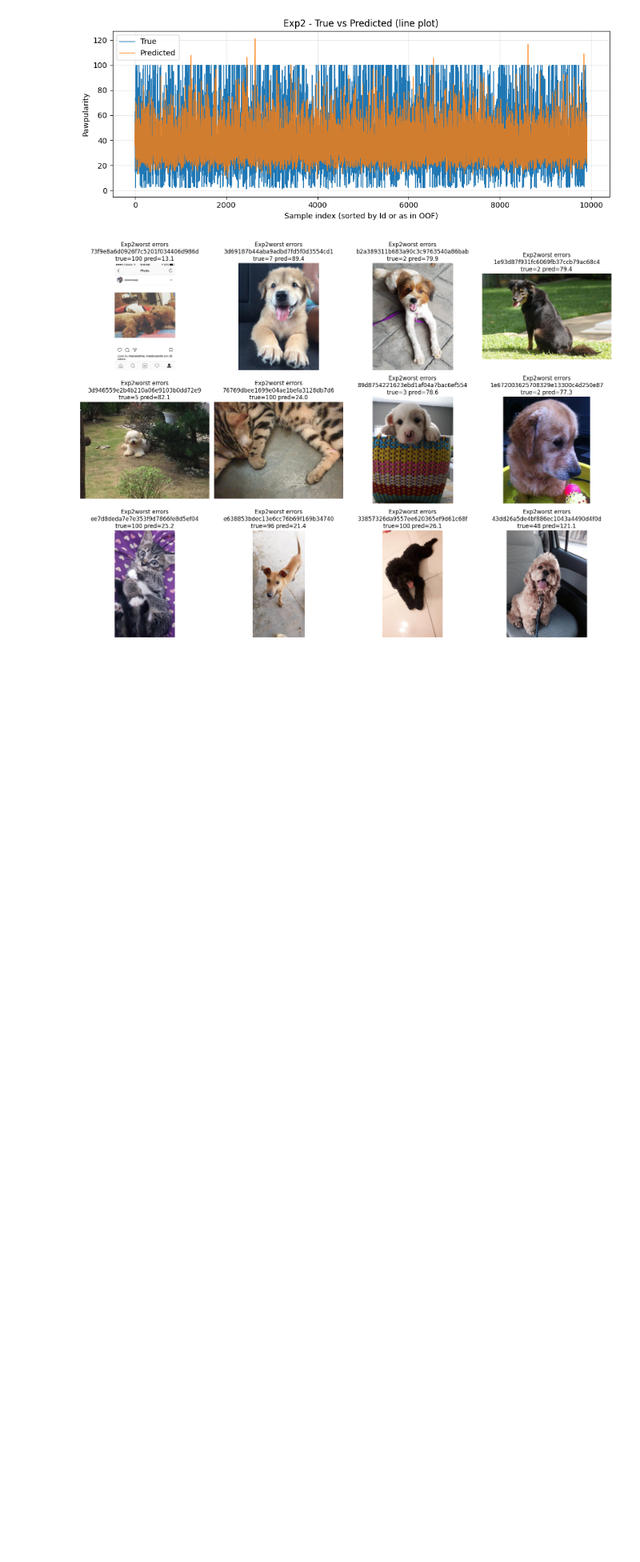
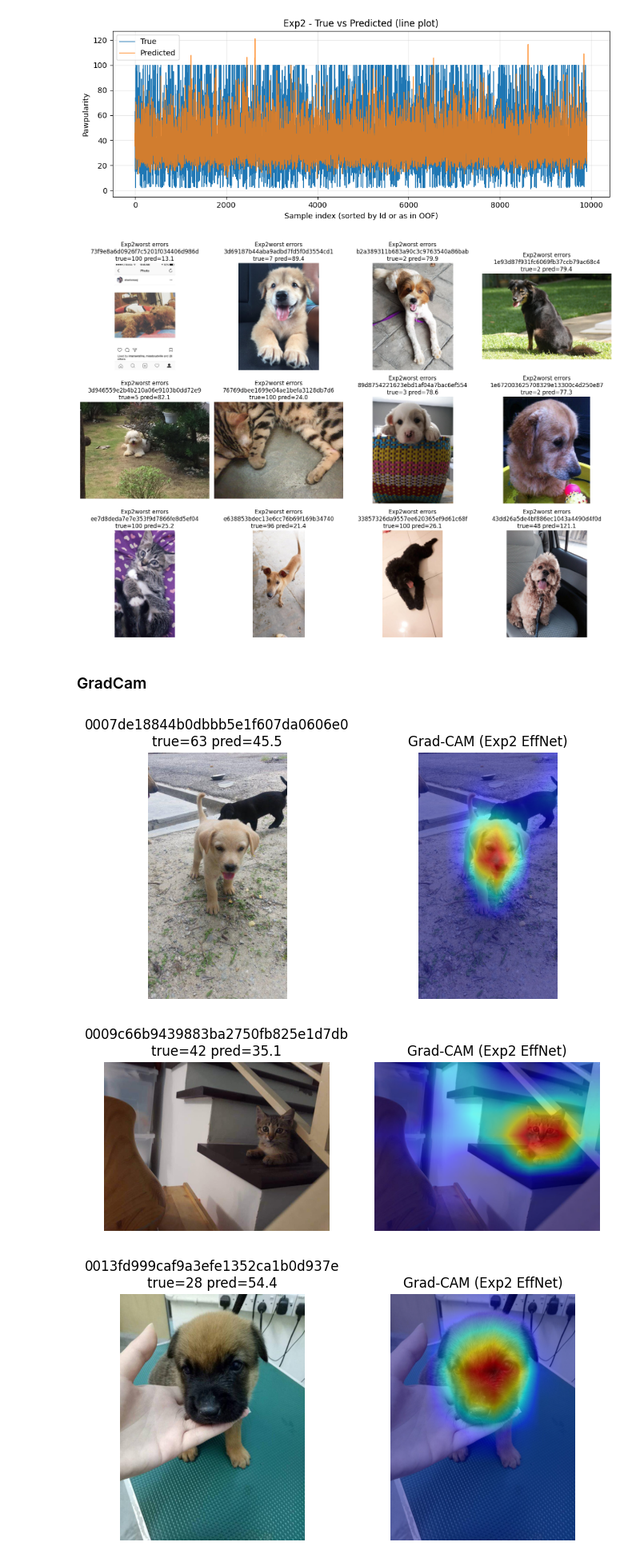
Before and after one commit to GhiasAli17/Petfinder-Pawpularity-Analysis, a Jupyter notebook: notebooks/exp2.ipynb, the cells around one changed output. Shown at 80% size. Cells and saved outputs as stored; diff of their text form; code cells hidden in the pictures; blank space fills up the shorter version.

```diff
--- a/notebooks/exp2.ipynb
+++ b/notebooks/exp2.ipynb
@@ -97,15 +100,16 @@ for fold, (tr_idx, val_idx) in enumerate(kf.split(df)):
     scheduler = torch.optim.lr_scheduler.CosineAnnealingLR(
         optimizer, T_max=epochs
     )
-
+    scaler = torch.amp.GradScaler("cuda")
     best_rmse = 1e10
     best_state = None
     epochs_no_improve = 0
     train_losses, val_rmses = [], []
 
+    epoch_logs = []
     for epoch in range(epochs):
         avg_train_loss = train_one_epoch_image(
-            model, train_loader, optimizer, criterion, device, scale_target
+            model, train_loader, optimizer, criterion, device,scaler, scale_target
         )
         scheduler.step()
 
@@ -117,6 +121,12 @@ for fold, (tr_idx, val_idx) in enumerate(kf.split(df)):
 
         print(f"Epoch {epoch+1}/{epochs} | Fold {fold+1} "
               f"TrainLoss: {avg_train_loss:.4f} ValRMSE: {rmse:.4f}")
+        epoch_logs.append({
+            "fold": fold + 1,
+            "epoch": epoch + 1,
+            "train_loss": float(avg_train_loss),
+            "val_rmse": float(rmse),
+        })
 
         if rmse < best_rmse:
             best_rmse = rmse
@@ -128,6 +138,9 @@ for fold, (tr_idx, val_idx) in enumerate(kf.split(df)):
                 print(f"Early stopping at epoch {epoch+1}")
                 break
 
+    pd.DataFrame(epoch_logs).to_csv(
+        os.path.join(out_dir, f"epoch_logs_fold{fold+1}.csv"), index=False
+    )
     hist_df = pd.DataFrame({
         "epoch": range(1, len(train_losses)+1),
         "train_loss": train_losses,
@@ -146,7 +159,10 @@ for fold, (tr_idx, val_idx) in enumerate(kf.split(df)):
 
     torch.save(best_state,
                os.path.join(out_dir, f"model_fold{fold+1}.pt"))
-
+     # Clear memory
+    del model, optimizer, train_loader, val_loader, train_ds, val_ds
+    torch.cuda.empty_cache()
+    gc.collect()
 oof_rmse = root_mean_squared_error(df["Pawpularity"], oof_pred)
 fold_rmse = np.array(fold_rmse)
 print(f"\nOOF RMSE: {oof_rmse:.4f}")
@@ -243,3 +259,58 @@ img_folder = os.path.join(main_folder, "data", "train")
 show_error_images_grid(err_df, img_folder, n=12, title_prefix="Exp2worst errors")
 # %% [output]
 [figure]
+# %% [markdown]
+### GradCam
+# %%
+from src.models import build_vision_backbone
+from src.explain import get_last_conv_layer, compute_cnn_gradcam
+from PIL import Image
+#  KFold CV training
+backbone_name = cfg["backbone"] # tf_efficientnet_B0
+img_size = cfg["img_size"] # 256
+aug_type = cfg["aug"]   # lite
+loss_name = cfg["loss"] # mse
+
+n_splits = cfg["n_splits"]
+epochs = cfg["epochs"]
+batch_size = cfg["batch_size"]
+lr = cfg["lr"]
+weight_decay = cfg["weight_decay"]
+patience = cfg["patience"]
+
+fold_to_vis = 1
+model_path = os.path.join(out_dir, f"model_fold{fold_to_vis}.pt")
+
+eff_model = build_vision_backbone(
+    name=backbone_name,      # e.g. "tf_efficientnet_b0_ns"
+    img_size=img_size,
+    mode="regression",
+)
+eff_model.load_state_dict(torch.load(model_path, map_location="cpu"))
+
+target_layer = get_last_conv_layer(eff_model)
+
+err_df = pd.read_csv(os.path.join(out_dir, "oof_detail.csv"))
+
+for _, row in err_df.head(4).iterrows():
+    img_id = row.Id
+    pil_img = Image.open(os.path.join(img_folder, f"{img_id}.jpg")).convert("RGB")
+
+    overlay = compute_cnn_gradcam(
+        eff_model,
+        pil_img,
+        img_size,
+        target_layer=target_layer,
+        device="cuda",
+    )
+
+    plt.figure(figsize=(8,4))
+    plt.subplot(1,2,1); plt.imshow(pil_img); plt.axis("off")
+    plt.title(f"{img_id}\ntrue={row.ytrue} pred={row.oof_pred:.1f}")
+    plt.subplot(1,2,2); plt.imshow(overlay); plt.axis("off")
+    plt.title("Grad-CAM (Exp2 EffNet)")
+    plt.show()
+# %% [output]
+[figure, added]
+[figure, added]
+[figure, added]
```
Also changed, not shown: parts of 2 cells of this notebook, 9 other files.
